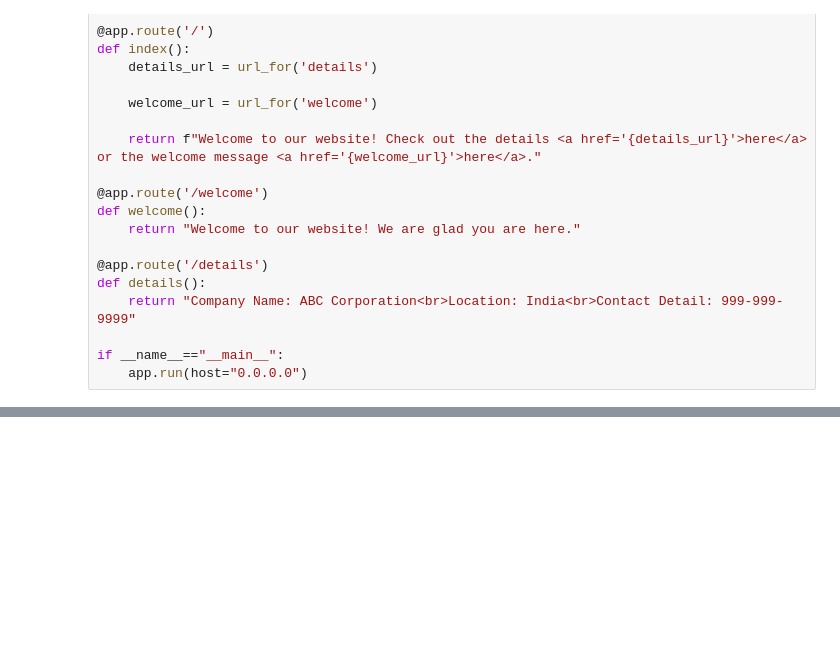
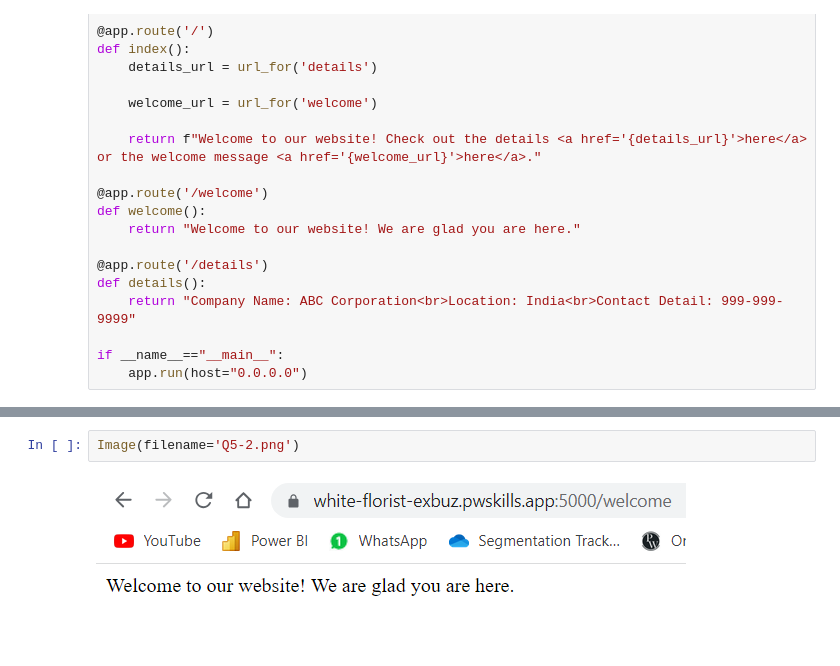
Before and after one commit to G1f75on/Data-Science-Master-2.0, a Jupyter notebook: Flask_Assg.ipynb, the cells around one changed output, grey strips where cells are left out. Saved outputs shown, nothing was run; the diff lists cells and outputs as text; blank space fills up the shorter version.

```diff
--- a/Flask_Assg.ipynb
+++ b/Flask_Assg.ipynb
@@ -78,0 +87,4 @@ if __name__=="__main__":
+# %%
+Image(filename='Q5-2.png')
+# %% [output]
+[figure, added]
```
Also changed, not shown: parts of 4 cells of this notebook.
